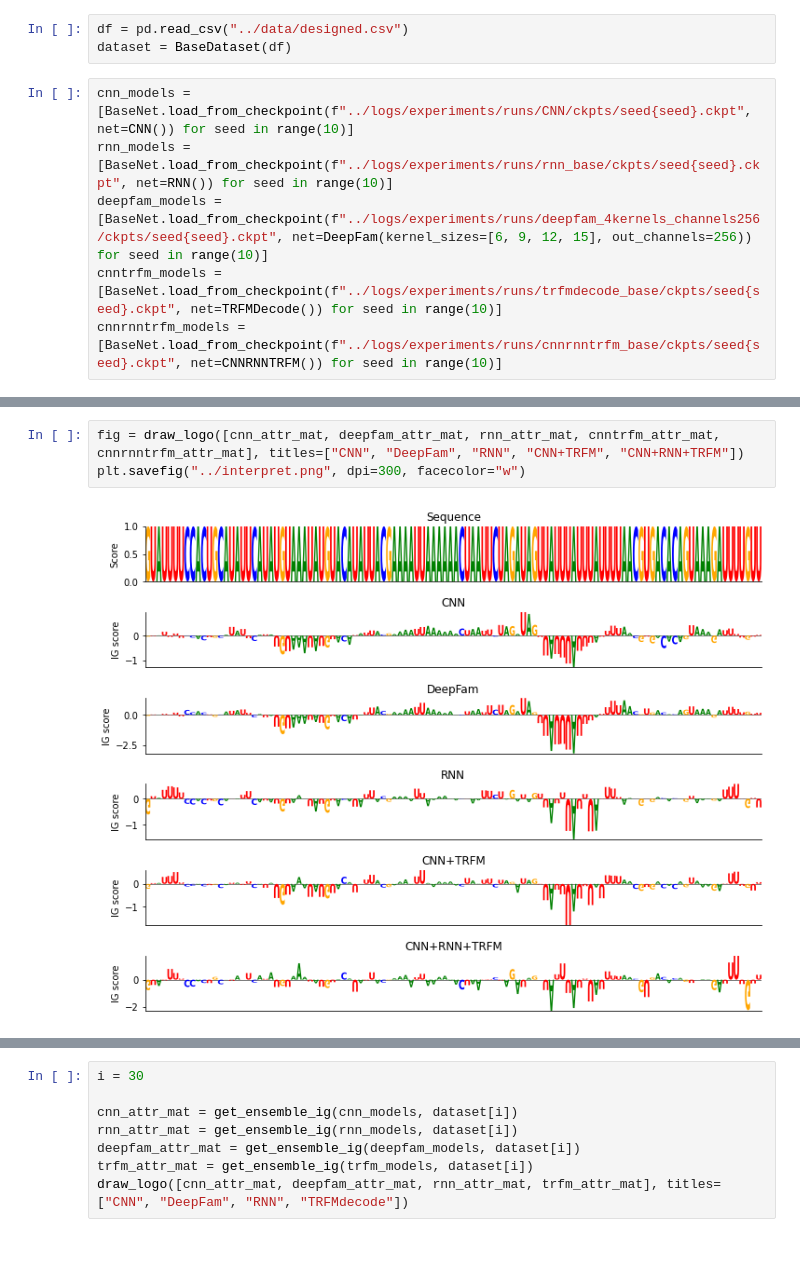
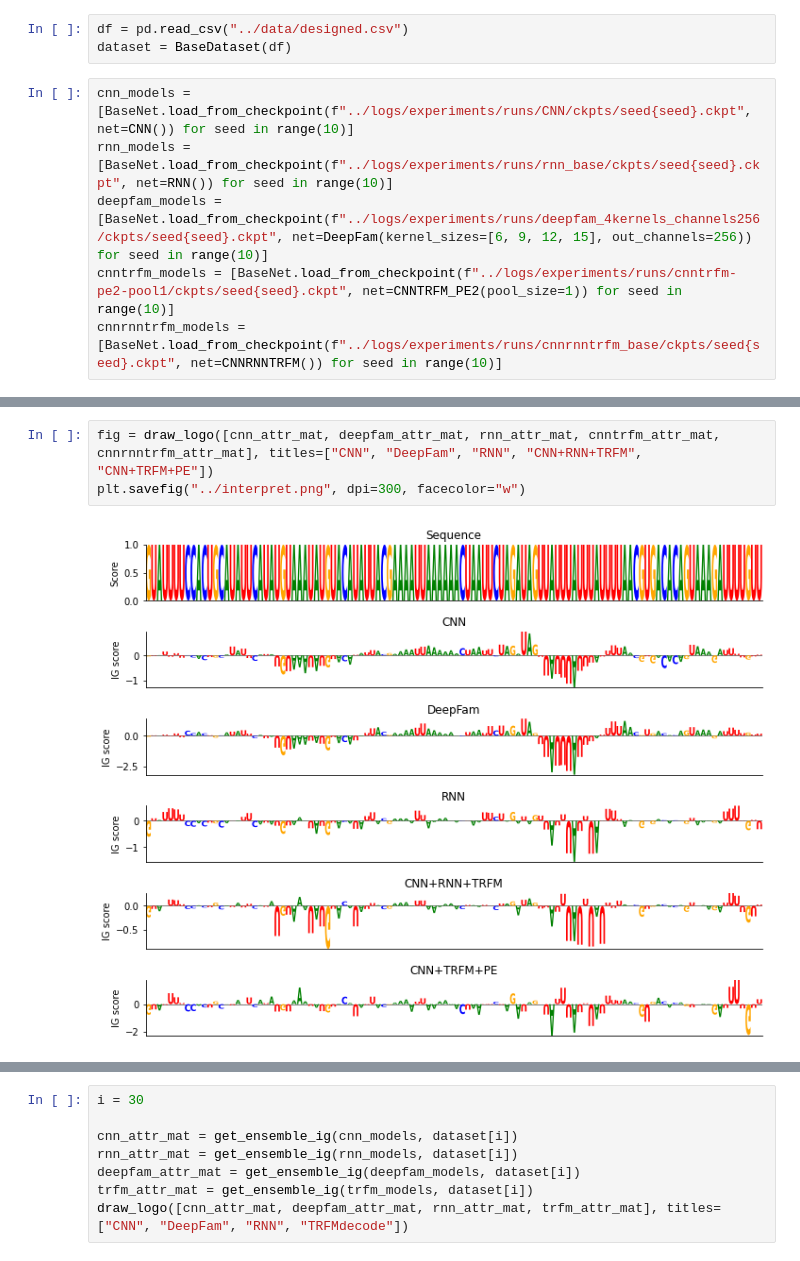
Before and after one commit to DanYeong-Lee/deeputr-termproj, a Jupyter notebook: notebooks/integrated_gradient.ipynb, the cells around one changed output, grey strips where cells are left out. Drawn from its saved outputs; the diff is of its cells as text.

```diff
--- a/notebooks/integrated_gradient.ipynb
+++ b/notebooks/integrated_gradient.ipynb
@@ -73,7 +73,7 @@ dataset = BaseDataset(df)
 cnn_models = [BaseNet.load_from_checkpoint(f"../logs/experiments/runs/CNN/ckpts/seed{seed}.ckpt", net=CNN()) for seed in range(10)]
 rnn_models = [BaseNet.load_from_checkpoint(f"../logs/experiments/runs/rnn_base/ckpts/seed{seed}.ckpt", net=RNN()) for seed in range(10)]
 deepfam_models = [BaseNet.load_from_checkpoint(f"../logs/experiments/runs/deepfam_4kernels_channels256/ckpts/seed{seed}.ckpt", net=DeepFam(kernel_sizes=[6, 9, 12, 15], out_channels=256)) for seed in range(10)]
-cnntrfm_models = [BaseNet.load_from_checkpoint(f"../logs/experiments/runs/trfmdecode_base/ckpts/seed{seed}.ckpt", net=TRFMDecode()) for seed in range(10)]
+cnntrfm_models = [BaseNet.load_from_checkpoint(f"../logs/experiments/runs/cnntrfm-pe2-pool1/ckpts/seed{seed}.ckpt", net=CNNTRFM_PE2(pool_size=1)) for seed in range(10)]
 cnnrnntrfm_models = [BaseNet.load_from_checkpoint(f"../logs/experiments/runs/cnnrnntrfm_base/ckpts/seed{seed}.ckpt", net=CNNRNNTRFM()) for seed in range(10)]
 # %%
 i = 48
@@ -88,5 +86,5 @@ cnnrnntrfm_attr_mat = get_ensemble_ig(cnnrnntrfm_models, dataset[i])
 # %%
-fig = draw_logo([cnn_attr_mat, deepfam_attr_mat, rnn_attr_mat, cnntrfm_attr_mat, cnnrnntrfm_attr_mat], titles=["CNN", "DeepFam", "RNN", "CNN+TRFM", "CNN+RNN+TRFM"])
+fig = draw_logo([cnn_attr_mat, deepfam_attr_mat, rnn_attr_mat, cnntrfm_attr_mat, cnnrnntrfm_attr_mat], titles=["CNN", "DeepFam", "RNN", "CNN+RNN+TRFM", "CNN+TRFM+PE"])
 plt.savefig("../interpret.png", dpi=300, facecolor="w")
 # %% [output]
-[figure, old version]
+[figure, new version]
```
Also changed, not shown: parts of 4 cells of this notebook, 22 other files.
